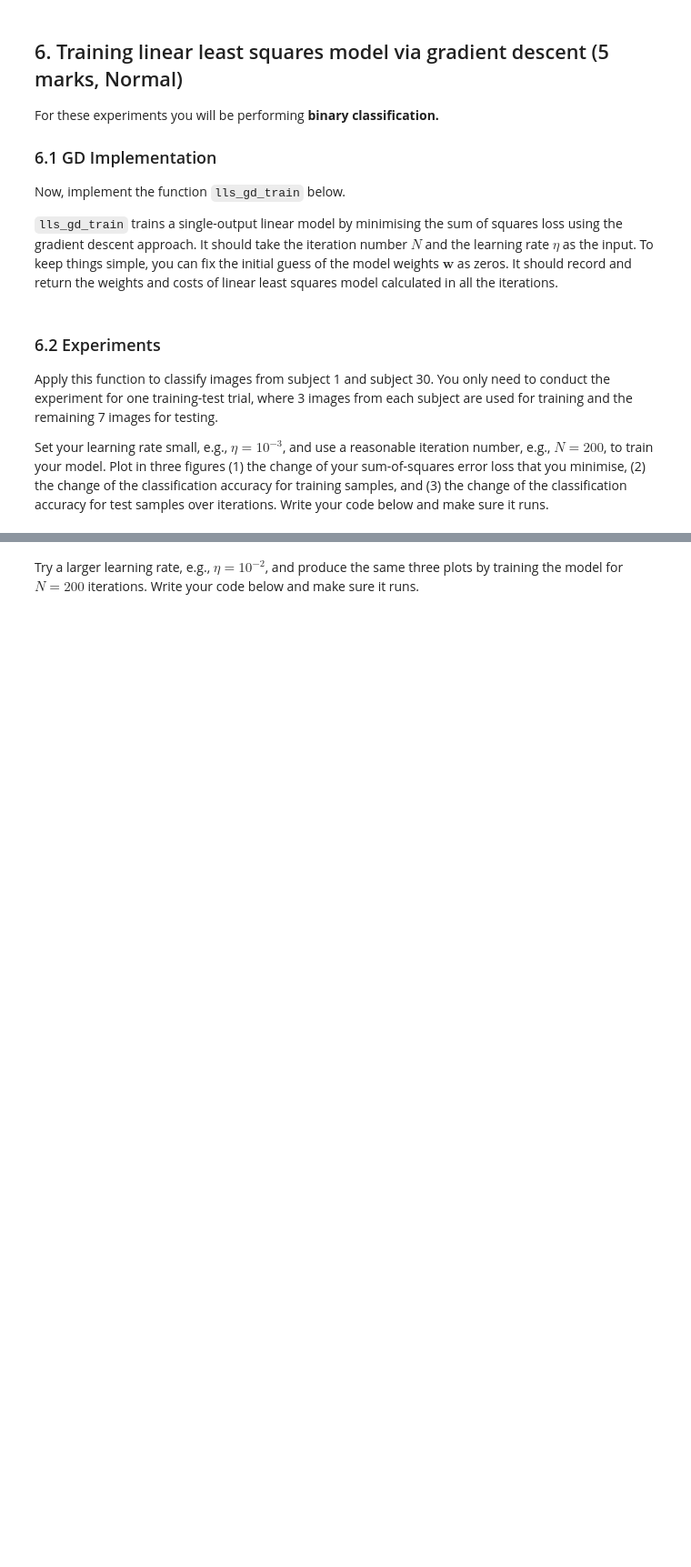
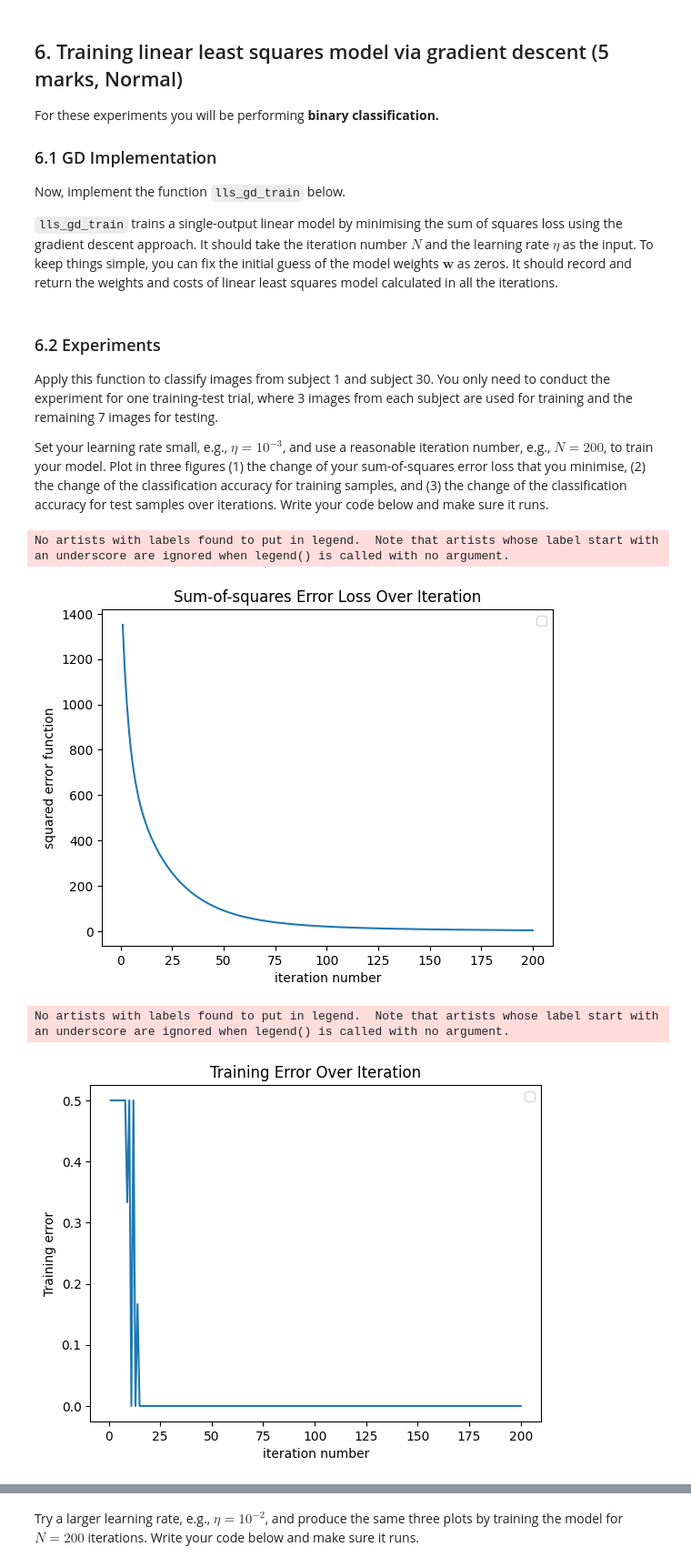
Before and after one commit to Ray7788/MachineLearning, a Jupyter notebook: Lab3_S/24112-Lab2-S-Practice2.ipynb, the cells around one changed output, grey strips where cells are left out. Shown at 91% size. Saved outputs shown, nothing was run; the diff lists cells and outputs as text; code cells hidden in the pictures; blank space fills up the shorter version.

```diff
--- a/Lab3_S/24112-Lab2-S-Practice2.ipynb
+++ b/Lab3_S/24112-Lab2-S-Practice2.ipynb
@@ -379,10 +440,12 @@ def lls_gd_train(data, labels, N, learning_rate # Add any other arguments here i
     """
     A summary of your function goes here.
 
-    data: type and description of "data"
-    labels: type and description of "labels"
+    data: array which store the training data in the form of matrix.
+    labels: array which store the class that the training data belongs to in the form of matrix.
+    N: the number of iterations to run the gradient descent for.
+    learning_rate α: the learning rate to use for the gradient descent updates.
 
-    Returns: type and description of the returned variable(s).
+    Returns:
     """
 
     # This is just to be consistent with the lecture notes.
@@ -401,7 +464,7 @@ def lls_gd_train(data, labels, N, learning_rate # Add any other arguments here i
     # GD update of weights
     for i in range(N):
         # cost and gradient descent of the linear least squares model
-        gd = (X_tilde.T@X_tilde@w) - (X_tilde.T@y)
+        gd = (X_tilde.T @ X_tilde @ w) - (X_tilde.T @ y)
         cost = np.sum(np.square((y- X_tilde@w)))/2
 
         # Weight update
@@ -423,0 +485,70 @@ Set your learning rate small, e.g., $\eta=10^{-3}$, and use a reasonable iterati
+# %%
+# Your code goes here
+def get1And30gd(data):
+    tr_data, tr_label, te_data, te_label = split_data(data, 3)
+    tr_data2 = tr_data[np.where((tr_label==1) | (tr_label==30))]
+    te_data2 = te_data[np.where((te_label==1) | (te_label==30))]
+    tr_label2 = tr_label[np.where((tr_label==1) | (tr_label==30))]
+    te_label2 = te_label[np.where((te_label==1) | (te_label==30))]
+    return tr_data2, tr_label2, te_data2, te_label2
+
+tr_data2, tr_label2, te_data2, te_label2 = get1And30gd(data)
+learning_rate = 10**(-3)
+loop = 200
+cost_all, w_all = lls_gd_train(tr_data2, tr_label2, 200,learning_rate)
+
+def predictgd(w, te_data2, te_label2):
+    correct = 0
+    y = l2_rls_predict(w, te_data2)
+    for i in range(len(y)):
+        if y[i] < 15.5:
+            y[i] = 1
+        else:
+            y[i] = 30
+        if y[i] == te_label2[i]:
+            correct += 1
+    len_te_label2 = len(te_label2)
+    error = (len_te_label2 - correct)/len_te_label2
+    return error
+
+# The change of your sum-of-squares error loss that you minimise (1st graph)
+datum = np.arange(1, 201, 1)
+plt.plot(datum, cost_all,label='')
+plt.xlabel('iteration number')
+plt.ylabel('squared error function')
+plt.title('Sum-of-squares Error Loss Over Iteration')
+plt.legend()
+plt.show()
+
+# the change of the classification accuracy for training samples over iterations (2rd graph)
+errorListGdTrain = []
+for i in w_all:
+    error = predictgd(i, tr_data2, tr_label2)
+    errorListGdTrain.append(error)
+
+datum = np.arange(1, 201, 1)
+plt.plot(datum, errorListGdTrain,label='')
+plt.xlabel('iteration number')
+plt.ylabel('Training error')
+plt.title('Training Error Over Iteration')
+plt.legend()
+plt.show()
+
+# the change of the classification accuracy for test samples over iterations (3rd graph)
+errorListGdTest = []
+for i in w_all:
+    error = predictgd(i, te_data2, te_label2)
+    errorListGdTest.append(error)
+
+    datum = np.arange(1, 201, 1)
+plt.plot(datum, errorListGdTest)
+plt.xlabel('iteration number')
+plt.ylabel('Testing error')
+plt.title('Testing Error Over Iteration')
+plt.legend()
+plt.show()
+# %% [output]
+No artists with labels found to put in legend.  Note that artists whose label start with an underscore are ignored when legend() is called with no argument.
+[figure, added]
+No artists with labels found to put in legend.  Note that artists whose label start with an underscore are ignored when legend() is called with no argument.
+[figure, added]
```
Also changed, not shown: parts of 15 cells of this notebook.
